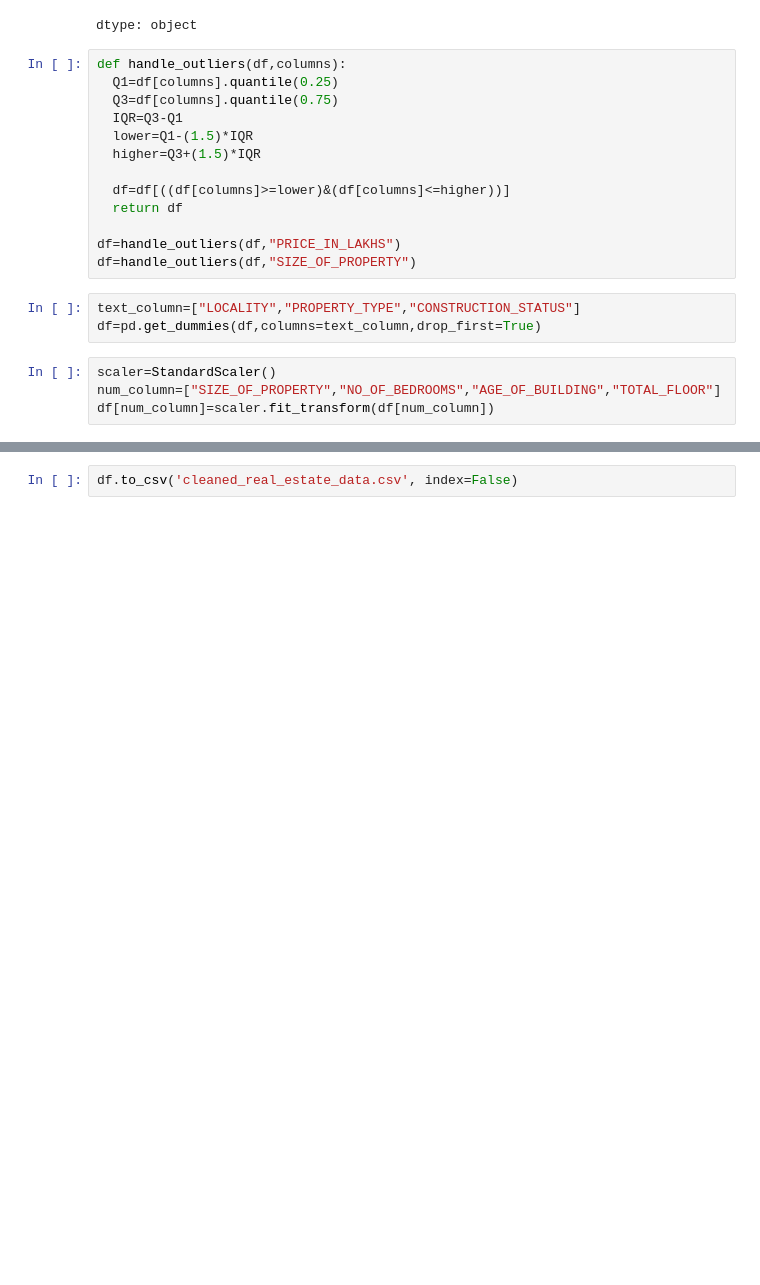
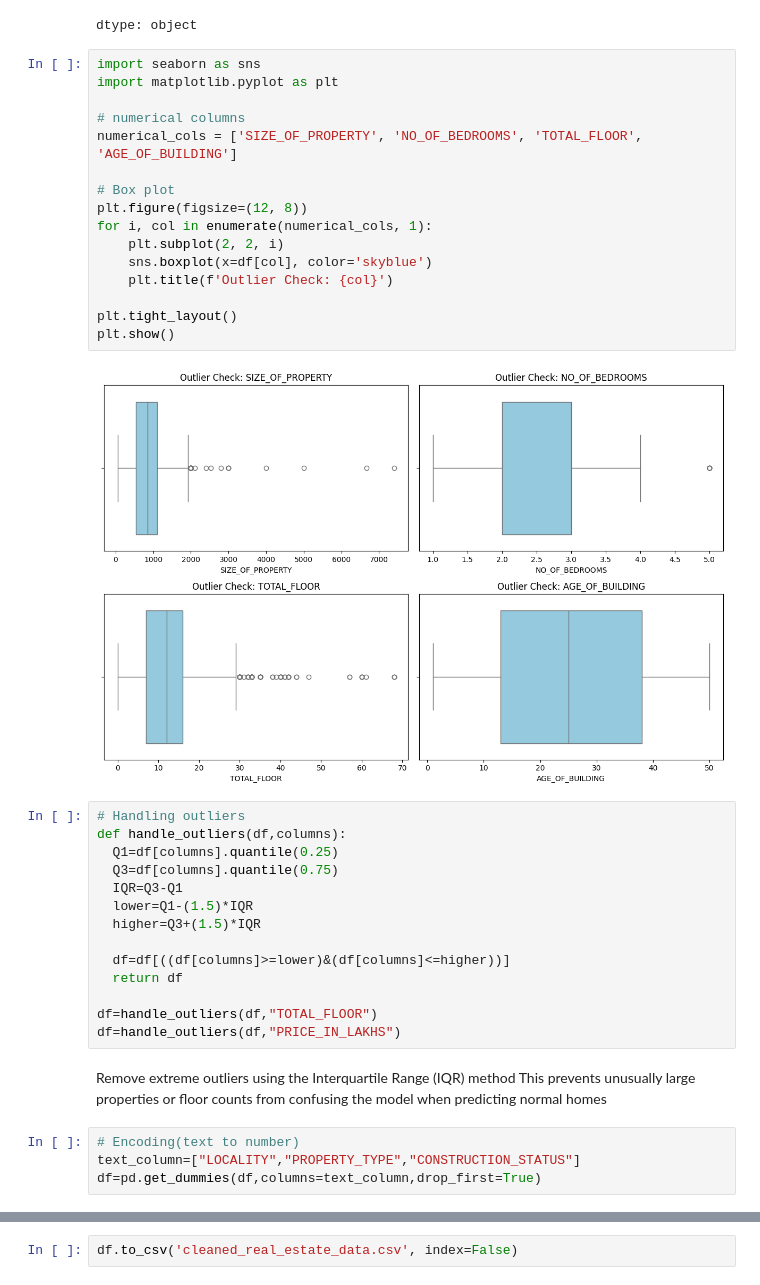
Before and after one commit to apoorva41/mumbai_real_estate_predictor, a Jupyter notebook: Data_prep.ipynb, the cells around one changed output, grey strips where cells are left out. Drawn from its saved outputs; the diff is of its cells as text; blank space fills up the shorter version.

```diff
--- a/Data_prep.ipynb
+++ b/Data_prep.ipynb
@@ -69,7 +68,26 @@ df.dtypes
 | LATITUDE | float64 |
 | LOGITUDE | float64 |
 dtype: object
+# %%
+import seaborn as sns
+import matplotlib.pyplot as plt
+
+# numerical columns
+numerical_cols = ['SIZE_OF_PROPERTY', 'NO_OF_BEDROOMS', 'TOTAL_FLOOR', 'AGE_OF_BUILDING']
+
+# Box plot
+plt.figure(figsize=(12, 8))
+for i, col in enumerate(numerical_cols, 1):
+    plt.subplot(2, 2, i)
+    sns.boxplot(x=df[col], color='skyblue')
+    plt.title(f'Outlier Check: {col}')
+
+plt.tight_layout()
+plt.show()
+# %% [output]
+[figure, added]
 # %%
+# Handling outliers
 def handle_outliers(df,columns):
   Q1=df[columns].quantile(0.25)
   Q3=df[columns].quantile(0.75)
@@ -80,12 +98,12 @@ def handle_outliers(df,columns):
   df=df[((df[columns]>=lower)&(df[columns]<=higher))]
   return df
 
+df=handle_outliers(df,"TOTAL_FLOOR")
 df=handle_outliers(df,"PRICE_IN_LAKHS")
-df=handle_outliers(df,"SIZE_OF_PROPERTY")
+# %% [markdown]
+Remove extreme outliers using the Interquartile Range (IQR) method
+This prevents unusually large properties or floor counts from confusing the model when predicting normal homes
 # %%
+# Encoding(text to number)
 text_column=["LOCALITY","PROPERTY_TYPE","CONSTRUCTION_STATUS"]
 df=pd.get_dummies(df,columns=text_column,drop_first=True)
-# %%
-scaler=StandardScaler()
-num_column=["SIZE_OF_PROPERTY","NO_OF_BEDROOMS","AGE_OF_BUILDING","TOTAL_FLOOR"]
-df[num_column]=scaler.fit_transform(df[num_column])
```
Also changed, not shown: parts of 4 cells of this notebook, 9 other files.
